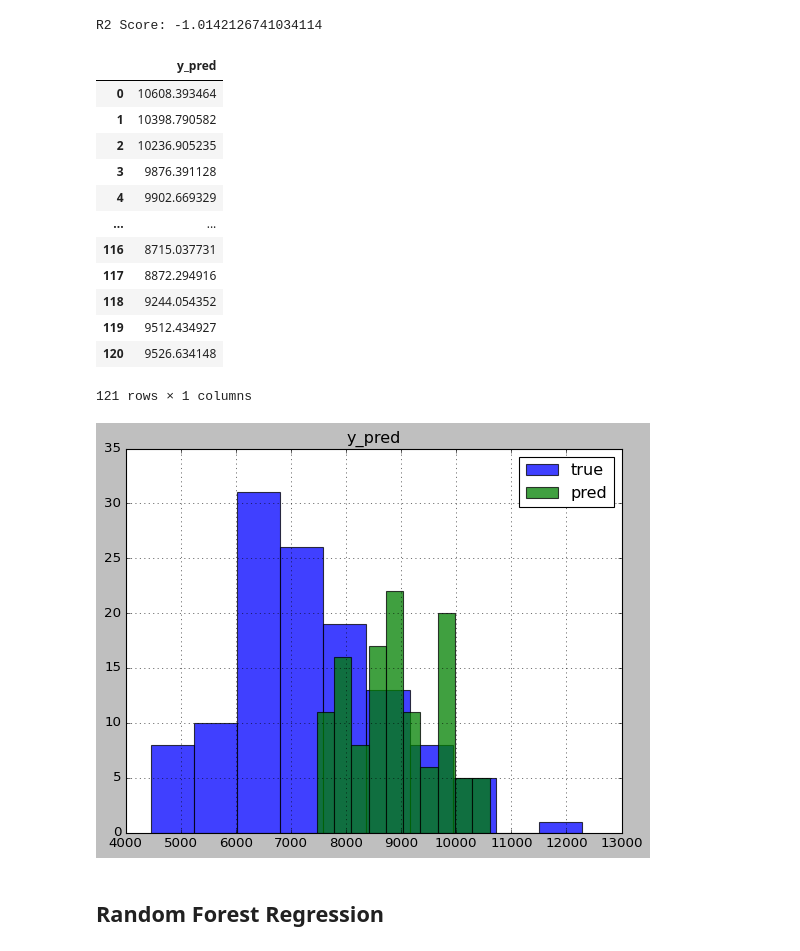
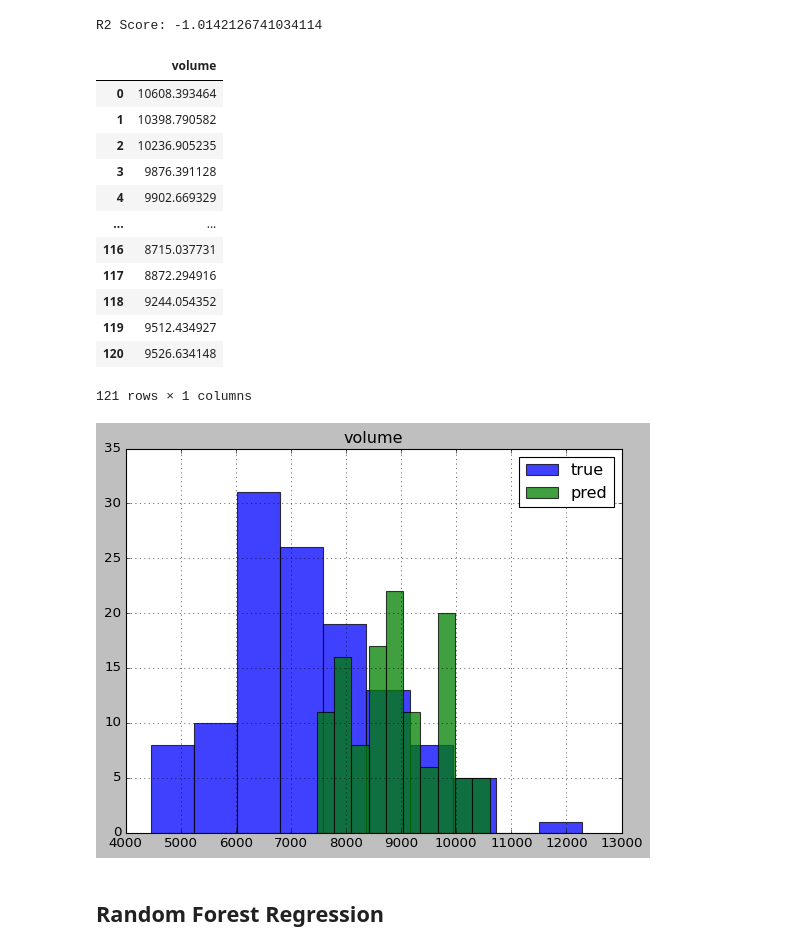
Before and after one commit to Rising-Stars-by-Sunshine/stats201-PS2-Xintong, a Jupyter notebook: code/Pre_Analyze_Data.ipynb, the cells around one changed output. Drawn from its saved outputs; the diff is of its cells as text; code cells hidden in the pictures.

```diff
--- a/code/Pre_Analyze_Data.ipynb
+++ b/code/Pre_Analyze_Data.ipynb
@@ -101,10 +101,10 @@ print(f'R2 Score: {r2}')
 # %% [output]
 R2 Score: -1.0142126741034114
 # %%
-y_pred = pd.DataFrame(np.array(mdl.predict(X_test)).astype(float),columns=['y_pred'])
+y_pred = pd.DataFrame(np.array(mdl.predict(X_test)).astype(float),columns=['volume'])
 y_pred
 # %% [output]
-|  | y_pred |
+|  | volume |
 | 0 | 10608.393464 |
 | 1 | 10398.790582 |
 | 2 | 10236.905235 |
@@ -126,7 +126,7 @@ y_pred.hist(ax=ax, label='pred', alpha=.75)
 ax.legend()
 fig.show()
 # %% [output]
-[figure, old version]
+[figure, new version]
 # %% [markdown]
 ## Random Forest Regression
 # %%
```
Also changed, not shown: parts of 8 cells of this notebook.
